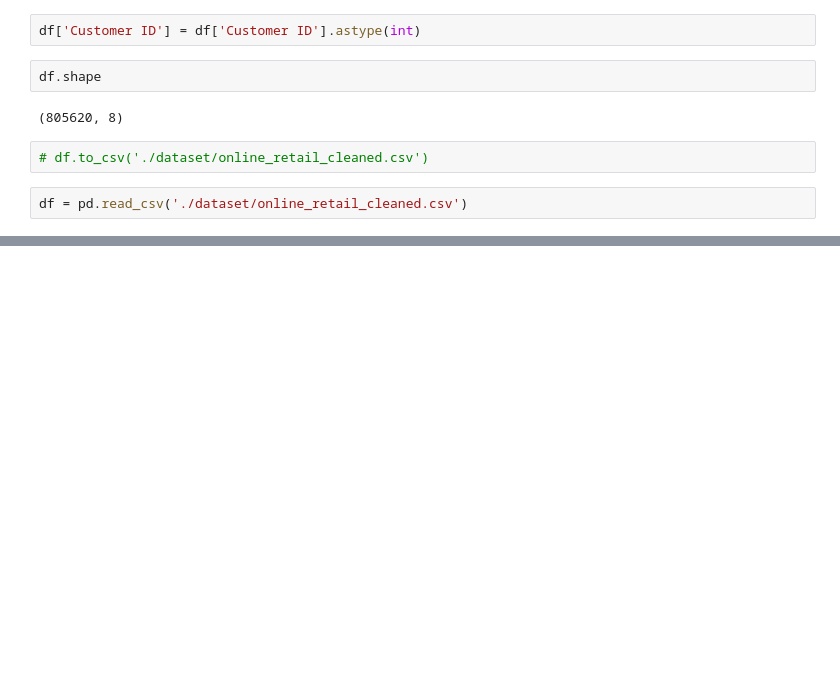
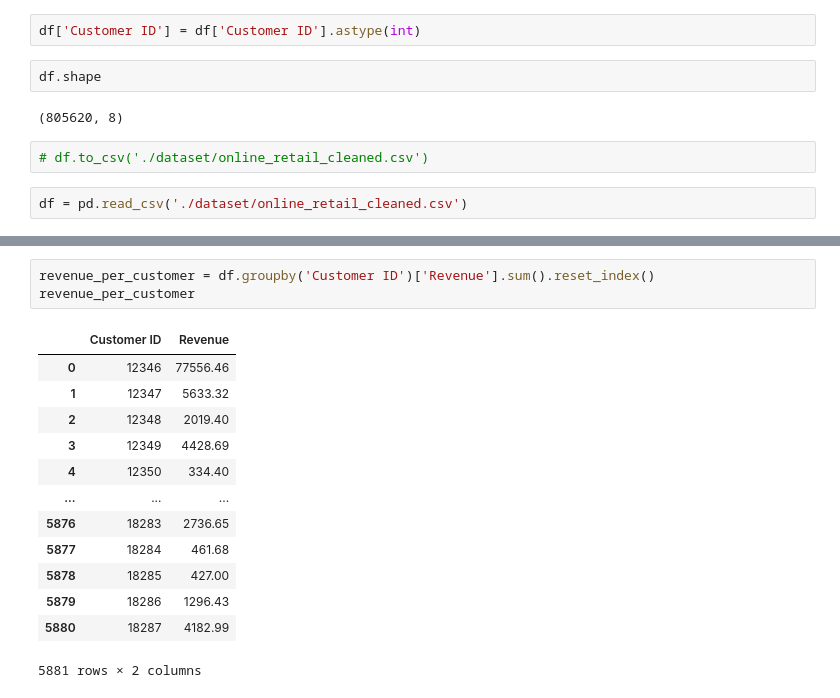
Before and after one commit to thassung/AIT_BIA, a Jupyter notebook: main.ipynb, the cells around one changed output, grey strips where cells are left out. Drawn from its saved outputs; the diff is of its cells as text; blank space fills up the shorter version.

```diff
--- a/main.ipynb
+++ b/main.ipynb
@@ -211,0 +223,17 @@ df = pd.read_csv('./dataset/online_retail_cleaned.csv')
+# %%
+revenue_per_customer = df.groupby('Customer ID')['Revenue'].sum().reset_index()
+revenue_per_customer
+# %% [output]
+|  | Customer ID | Revenue |
+| 0 | 12346 | 77556.46 |
+| 1 | 12347 | 5633.32 |
+| 2 | 12348 | 2019.40 |
+| 3 | 12349 | 4428.69 |
+| 4 | 12350 | 334.40 |
+| ... | ... | ... |
+| 5876 | 18283 | 2736.65 |
+| 5877 | 18284 | 461.68 |
+| 5878 | 18285 | 427.00 |
+| 5879 | 18286 | 1296.43 |
+| 5880 | 18287 | 4182.99 |
+5881 rows × 2 columns
```
Also changed, not shown: parts of 13 cells of this notebook, 2 other files.
